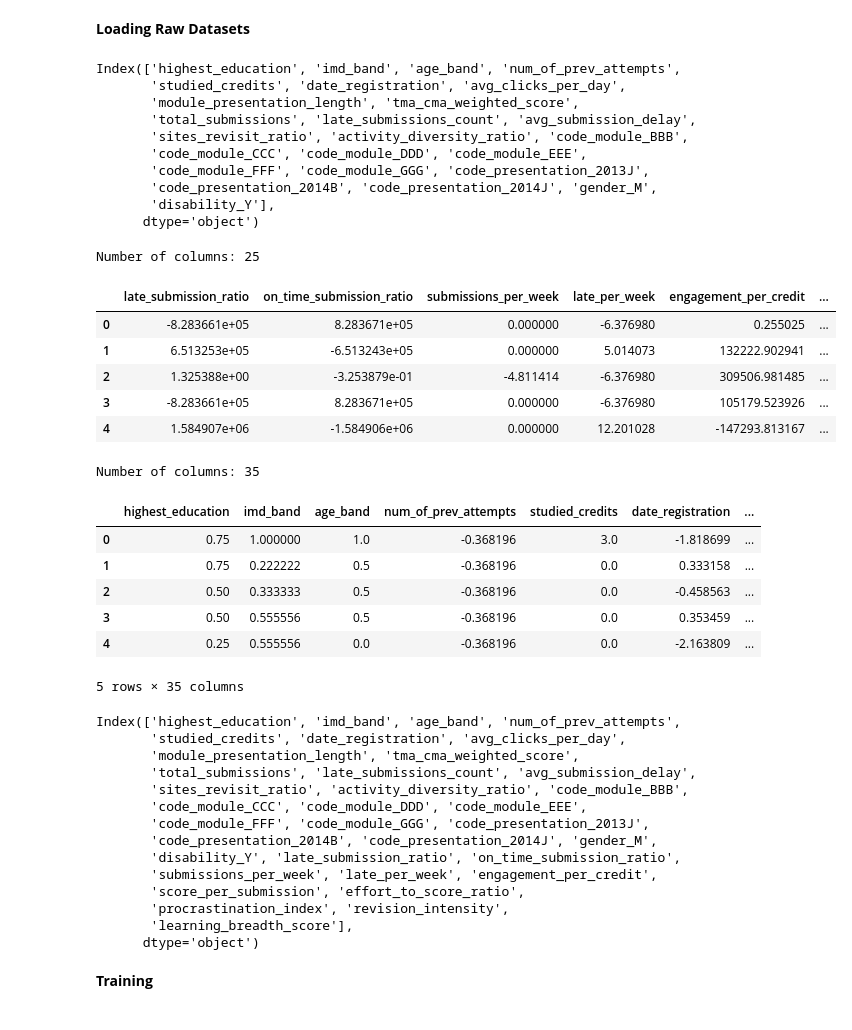
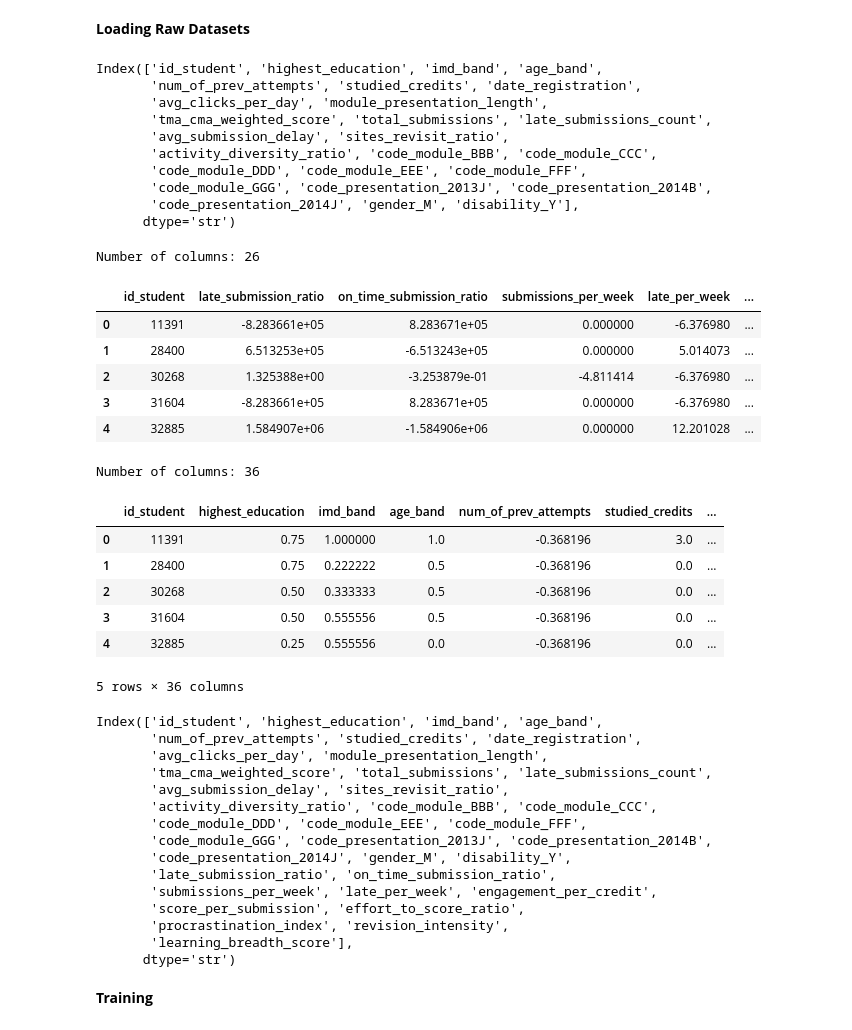
Before and after one commit to Lithika-Ramesh/data-mining, a Jupyter notebook: datapreprocessing.ipynb, the cells around one changed output. Cells and saved outputs as stored; diff of their text form; code cells hidden in the pictures.

```diff
--- a/datapreprocessing.ipynb
+++ b/datapreprocessing.ipynb
@@ -17,23 +17,23 @@ vle=pd.read_csv('vle.csv')
 # %%
-df=pd.read_csv('encoded_unsupervised.csv')
+df=pd.read_csv('data/encoded_unsupervised.csv')
 # %%
 df.columns
 # %% [output]
-Index(['highest_education', 'imd_band', 'age_band', 'num_of_prev_attempts',
-       'studied_credits', 'date_registration', 'avg_clicks_per_day',
-       'module_presentation_length', 'tma_cma_weighted_score',
-       'total_submissions', 'late_submissions_count', 'avg_submission_delay',
-       'sites_revisit_ratio', 'activity_diversity_ratio', 'code_module_BBB',
-       'code_module_CCC', 'code_module_DDD', 'code_module_EEE',
-       'code_module_FFF', 'code_module_GGG', 'code_presentation_2013J',
-       'code_presentation_2014B', 'code_presentation_2014J', 'gender_M',
-       'disability_Y'],
-      dtype='object')
+Index(['id_student', 'highest_education', 'imd_band', 'age_band',
+       'num_of_prev_attempts', 'studied_credits', 'date_registration',
+       'avg_clicks_per_day', 'module_presentation_length',
+       'tma_cma_weighted_score', 'total_submissions', 'late_submissions_count',
+       'avg_submission_delay', 'sites_revisit_ratio',
+       'activity_diversity_ratio', 'code_module_BBB', 'code_module_CCC',
+       'code_module_DDD', 'code_module_EEE', 'code_module_FFF',
+       'code_module_GGG', 'code_presentation_2013J', 'code_presentation_2014B',
+       'code_presentation_2014J', 'gender_M', 'disability_Y'],
+      dtype='str')
 # %%
 n_cols = len(df.columns)
 print("Number of columns:", n_cols)
 # %% [output]
-Number of columns: 25
+Number of columns: 26
 # %%
 import numpy as np
 
@@ -56,72 +56,73 @@ df['late_per_week'] = df['late_submissions_count'] / (df['module_presentation_le
 # 5) Engagement per credit (effort relative to workload)
 df['engagement_per_credit'] = df['avg_clicks_per_day'] / (df['studied_credits'] + eps)
 
 # 6) Score per submission (efficiency of attempts)
 df['score_per_submission'] = df['tma_cma_weighted_score'] / (df['total_submissions'] + eps)
 
 # 7) Effort-to-score ratio (hard-working vs efficient learners)
 df['effort_to_score_ratio'] = df['avg_clicks_per_day'] / (df['tma_cma_weighted_score'] + 1)
 
 # 8) Procrastination index (severity of late behaviour)
 df['procrastination_index'] = (
     df['late_submission_ratio'] * df['avg_submission_delay'].clip(lower=0)
 )
 
 # 9) Revision intensity (revision behaviour scaled by engagement)
 df['revision_intensity'] = df['sites_revisit_ratio'] * df['avg_clicks_per_day']
 
 # 10) Learning breadth score (diversity + engagement combined)
 df['learning_breadth_score'] = df['activity_diversity_ratio'] * df['avg_clicks_per_day']
 
 # Cleanup for clustering safety
 new_cols = [
-    'late_submission_ratio','on_time_submission_ratio','submissions_per_week','late_per_week',
+    'id_student','late_submission_ratio','on_time_submission_ratio','submissions_per_week','late_per_week',
     'engagement_per_credit','score_per_submission','effort_to_score_ratio','procrastination_index',
     'revision_intensity','learning_breadth_score'
 ]
 
 df[new_cols] = df[new_cols].replace([np.inf, -np.inf], np.nan).fillna(0)
 
 df[new_cols].head()
 # %% [output]
-|  | late_submission_ratio | on_time_submission_ratio | submissions_per_week | late_per_week | engagement_per_credit | ... |
-| 0 | -8.283661e+05 | 8.283671e+05 | 0.000000 | -6.376980 | 0.255025 | ... |
-| 1 | 6.513253e+05 | -6.513243e+05 | 0.000000 | 5.014073 | 132222.902941 | ... |
-| 2 | 1.325388e+00 | -3.253879e-01 | -4.811414 | -6.376980 | 309506.981485 | ... |
-| 3 | -8.283661e+05 | 8.283671e+05 | 0.000000 | -6.376980 | 105179.523926 | ... |
-| 4 | 1.584907e+06 | -1.584906e+06 | 0.000000 | 12.201028 | -147293.813167 | ... |
+|  | id_student | late_submission_ratio | on_time_submission_ratio | submissions_per_week | late_per_week | ... |
+| 0 | 11391 | -8.283661e+05 | 8.283671e+05 | 0.000000 | -6.376980 | ... |
+| 1 | 28400 | 6.513253e+05 | -6.513243e+05 | 0.000000 | 5.014073 | ... |
+| 2 | 30268 | 1.325388e+00 | -3.253879e-01 | -4.811414 | -6.376980 | ... |
+| 3 | 31604 | -8.283661e+05 | 8.283671e+05 | 0.000000 | -6.376980 | ... |
+| 4 | 32885 | 1.584907e+06 | -1.584906e+06 | 0.000000 | 12.201028 | ... |
 # %%
 n_cols = len(df.columns)
 print("Number of columns:", n_cols)
 # %% [output]
-Number of columns: 35
+Number of columns: 36
 # %%
 df.head()
 # %% [output]
-|  | highest_education | imd_band | age_band | num_of_prev_attempts | studied_credits | date_registration | ... |
-| 0 | 0.75 | 1.000000 | 1.0 | -0.368196 | 3.0 | -1.818699 | ... |
-| 1 | 0.75 | 0.222222 | 0.5 | -0.368196 | 0.0 | 0.333158 | ... |
-| 2 | 0.50 | 0.333333 | 0.5 | -0.368196 | 0.0 | -0.458563 | ... |
-| 3 | 0.50 | 0.555556 | 0.5 | -0.368196 | 0.0 | 0.353459 | ... |
-| 4 | 0.25 | 0.555556 | 0.0 | -0.368196 | 0.0 | -2.163809 | ... |
+|  | id_student | highest_education | imd_band | age_band | num_of_prev_attempts | studied_credits | ... |
+| 0 | 11391 | 0.75 | 1.000000 | 1.0 | -0.368196 | 3.0 | ... |
+| 1 | 28400 | 0.75 | 0.222222 | 0.5 | -0.368196 | 0.0 | ... |
+| 2 | 30268 | 0.50 | 0.333333 | 0.5 | -0.368196 | 0.0 | ... |
+| 3 | 31604 | 0.50 | 0.555556 | 0.5 | -0.368196 | 0.0 | ... |
+| 4 | 32885 | 0.25 | 0.555556 | 0.0 | -0.368196 | 0.0 | ... |
-5 rows × 35 columns
+5 rows × 36 columns
 # %%
 df.columns
 # %% [output]
-Index(['highest_education', 'imd_band', 'age_band', 'num_of_prev_attempts',
-       'studied_credits', 'date_registration', 'avg_clicks_per_day',
-       'module_presentation_length', 'tma_cma_weighted_score',
-       'total_submissions', 'late_submissions_count', 'avg_submission_delay',
-       'sites_revisit_ratio', 'activity_diversity_ratio', 'code_module_BBB',
-       'code_module_CCC', 'code_module_DDD', 'code_module_EEE',
-       'code_module_FFF', 'code_module_GGG', 'code_presentation_2013J',
-       'code_presentation_2014B', 'code_presentation_2014J', 'gender_M',
-       'disability_Y', 'late_submission_ratio', 'on_time_submission_ratio',
+Index(['id_student', 'highest_education', 'imd_band', 'age_band',
+       'num_of_prev_attempts', 'studied_credits', 'date_registration',
+       'avg_clicks_per_day', 'module_presentation_length',
+       'tma_cma_weighted_score', 'total_submissions', 'late_submissions_count',
+       'avg_submission_delay', 'sites_revisit_ratio',
+       'activity_diversity_ratio', 'code_module_BBB', 'code_module_CCC',
+       'code_module_DDD', 'code_module_EEE', 'code_module_FFF',
+       'code_module_GGG', 'code_presentation_2013J', 'code_presentation_2014B',
+       'code_presentation_2014J', 'gender_M', 'disability_Y',
+       'late_submission_ratio', 'on_time_submission_ratio',
        'submissions_per_week', 'late_per_week', 'engagement_per_credit',
        'score_per_submission', 'effort_to_score_ratio',
        'procrastination_index', 'revision_intensity',
        'learning_breadth_score'],
-      dtype='object')
+      dtype='str')
 # %% [markdown]
 **Training**
 # %%
```
Also changed, not shown: parts of 9 cells of this notebook, 1 other file.
